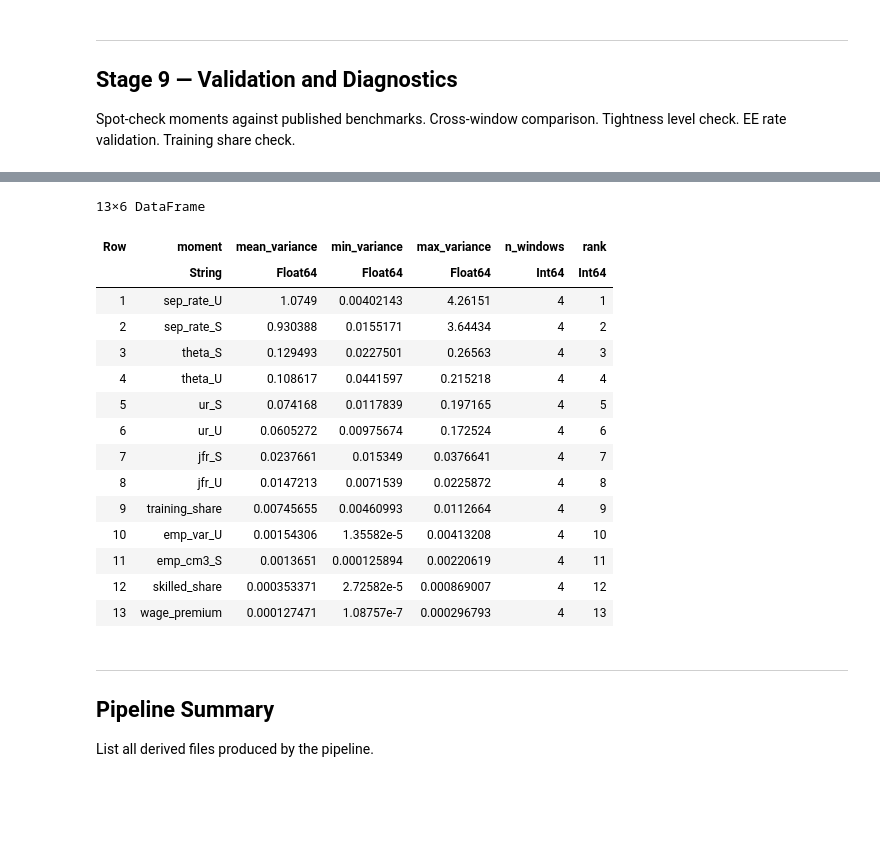
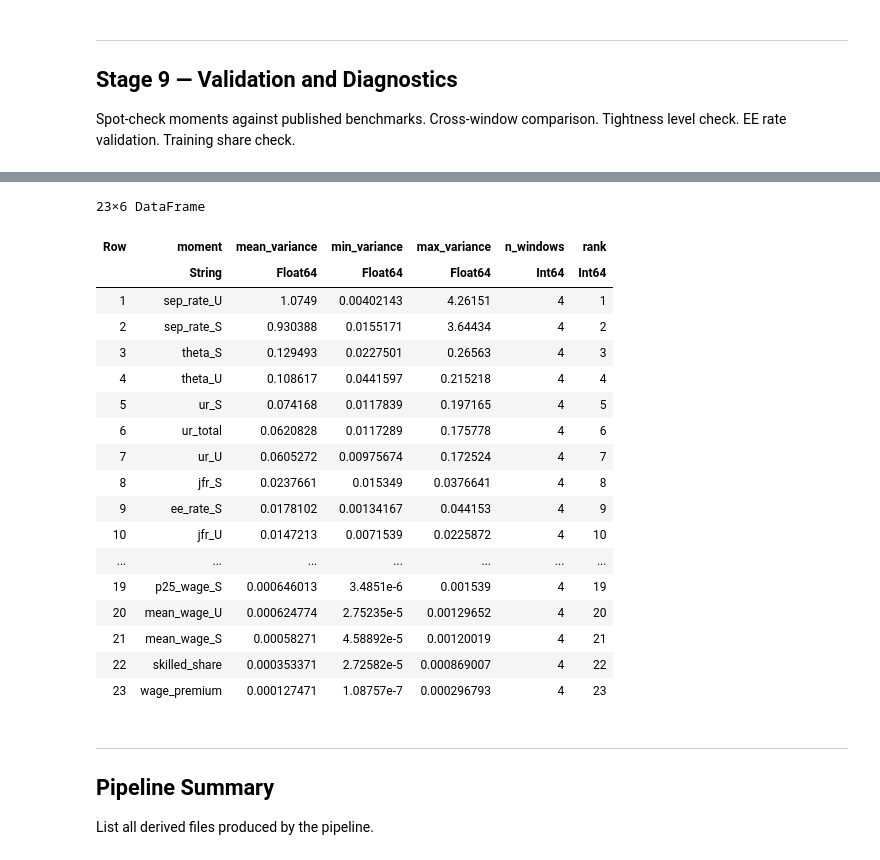
Before and after one commit to RamziChariag/DMP_labour_market_choice, a Jupyter notebook: code/notebooks/data_pipeline_v6.ipynb, the cells around one changed output, grey strips where cells are left out. Saved outputs shown, nothing was run; the diff lists cells and outputs as text; code cells hidden in the pictures; blank space fills up the shorter version.

```diff
--- a/code/notebooks/data_pipeline_v6.ipynb
+++ b/code/notebooks/data_pipeline_v6.ipynb
@@ -2390,14 +2230,11 @@ all_sigma, all_W = compute_influence_functions_and_sigma_full()
 # %%
-# ── Correlation matrix heatmap — use this to choose SKIP_MOMENTS ─────────────
-# High |corr| between two moments = collinearity in Σ = ill-conditioned W.
-# Pick ONE of each highly-correlated pair to skip, then re-run Stage 8.
+# ── Correlation matrix heatmap ───────────────────────────────────────────────
 using Plots, StatsPlots
 
 wname_plot = :base_fc   # change to any window
 Sigma_plot = all_sigma[wname_plot]
-names_plot = string.(ACTIVE_MOMENTS)   # uses whatever is currently active
+names_plot = string.(MOMENT_NAMES)
 
-# Compute correlation matrix from Σ
 d     = sqrt.(abs.(diag(Sigma_plot)))
 D_inv = Diagonal(1.0 ./ max.(d, 1e-14))
 Corr  = D_inv * Sigma_plot * D_inv
@@ -2409,13 +2246,12 @@ p1 = heatmap(
     color        = :RdBu,
     clims        = (-1, 1),
     colorbar     = true,
-    title        = "Correlation matrix — $(wname_plot)  ($(length(names_plot)) active moments)",
+    title        = "Correlation matrix — $(wname_plot)  ($(length(names_plot)) moments)",
     xrotation    = 45,
     size         = (900, 800),
 )
 display(p1)
 
-# ── Print the top correlated pairs so you can decide what to skip ────────────
 K_p = length(names_plot)
 pairs_corr = [(abs(Corr[i,j]), names_plot[i], names_plot[j])
               for i in 1:K_p for j in i+1:K_p]
@@ -2428,9 +2264,5 @@ for (r, a, b) in pairs_corr[1:min(15, end)]
     @printf("  %-20s  %-20s  %.4f\n", a, b, r)
 end
 
-# ── Condition number of current active Σ ─────────────────────────────────────
 @printf("\nCondition number κ(Σ) for %s: %.2e\n", wname_plot, cond(Sigma_plot))
-@printf("Active moments: %d  |  Skipped: %s\n",
-        length(ACTIVE_MOMENTS),
-        isempty(SKIP_MOMENTS) ? "none" : join(string.(SKIP_MOMENTS), ", "))
 # %% [output]
@@ -2642,51 +2463,50 @@ display(p)
 # %%
 using DataFrames, Statistics
 
-# Uses ACTIVE_MOMENTS so the index matches the subsetted Sigma.
 moment_vars = DataFrame(
     moment   = String[],
     window   = Symbol[],
     variance = Float64[]
 )
 
 for (wname, Sigma) in all_sigma
-    for (i, m) in enumerate(ACTIVE_MOMENTS)
+    for (i, m) in enumerate(MOMENT_NAMES)
         push!(moment_vars, (String(m), wname, Sigma[i, i]))
     end
 end
 
 var_table = combine(
     groupby(moment_vars, :moment),
     :variance => mean    => :mean_variance,
     :variance => minimum => :min_variance,
     :variance => maximum => :max_variance,
     nrow => :n_windows
 )
 
 sort!(var_table, :mean_variance, rev=true)
 var_table.rank = 1:nrow(var_table)
 
 display(var_table)
-
-# optional save
-# CSV.write(joinpath(DERIVED_DIR, "moment_variance_ranking.csv"), var_table)
 # %% [output]
-13×6 DataFrame
+23×6 DataFrame
 | Row | moment | mean_variance | min_variance | max_variance | n_windows | rank |
 |  | String | Float64 | Float64 | Float64 | Int64 | Int64 |
 | 1 | sep_rate_U | 1.0749 | 0.00402143 | 4.26151 | 4 | 1 |
 | 2 | sep_rate_S | 0.930388 | 0.0155171 | 3.64434 | 4 | 2 |
 | 3 | theta_S | 0.129493 | 0.0227501 | 0.26563 | 4 | 3 |
 | 4 | theta_U | 0.108617 | 0.0441597 | 0.215218 | 4 | 4 |
 | 5 | ur_S | 0.074168 | 0.0117839 | 0.197165 | 4 | 5 |
-| 6 | ur_U | 0.0605272 | 0.00975674 | 0.172524 | 4 | 6 |
-| 7 | jfr_S | 0.0237661 | 0.015349 | 0.0376641 | 4 | 7 |
-| 8 | jfr_U | 0.0147213 | 0.0071539 | 0.0225872 | 4 | 8 |
-| 9 | training_share | 0.00745655 | 0.00460993 | 0.0112664 | 4 | 9 |
-| 10 | emp_var_U | 0.00154306 | 1.35582e-5 | 0.00413208 | 4 | 10 |
-| 11 | emp_cm3_S | 0.0013651 | 0.000125894 | 0.00220619 | 4 | 11 |
-| 12 | skilled_share | 0.000353371 | 2.72582e-5 | 0.000869007 | 4 | 12 |
-| 13 | wage_premium | 0.000127471 | 1.08757e-7 | 0.000296793 | 4 | 13 |
+| 6 | ur_total | 0.0620828 | 0.0117289 | 0.175778 | 4 | 6 |
+| 7 | ur_U | 0.0605272 | 0.00975674 | 0.172524 | 4 | 7 |
+| 8 | jfr_S | 0.0237661 | 0.015349 | 0.0376641 | 4 | 8 |
+| 9 | ee_rate_S | 0.0178102 | 0.00134167 | 0.044153 | 4 | 9 |
+| 10 | jfr_U | 0.0147213 | 0.0071539 | 0.0225872 | 4 | 10 |
+| ... | ... | ... | ... | ... | ... | ... |
+| 19 | p25_wage_S | 0.000646013 | 3.4851e-6 | 0.001539 | 4 | 19 |
+| 20 | mean_wage_U | 0.000624774 | 2.75235e-5 | 0.00129652 | 4 | 20 |
+| 21 | mean_wage_S | 0.00058271 | 4.58892e-5 | 0.00120019 | 4 | 21 |
+| 22 | skilled_share | 0.000353371 | 2.72582e-5 | 0.000869007 | 4 | 22 |
+| 23 | wage_premium | 0.000127471 | 1.08757e-7 | 0.000296793 | 4 | 23 |
 # %% [markdown]
 ---
 ## Pipeline Summary
```
Also changed, not shown: parts of 22 cells of this notebook, 6 other files.
